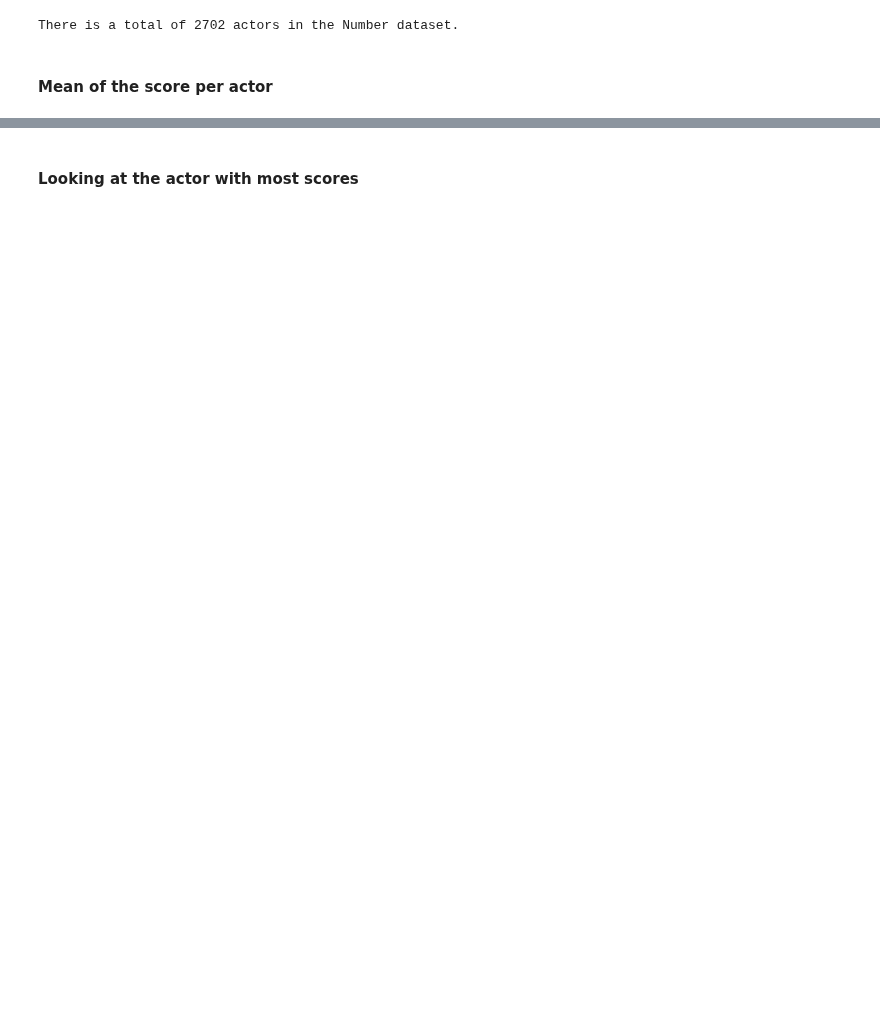
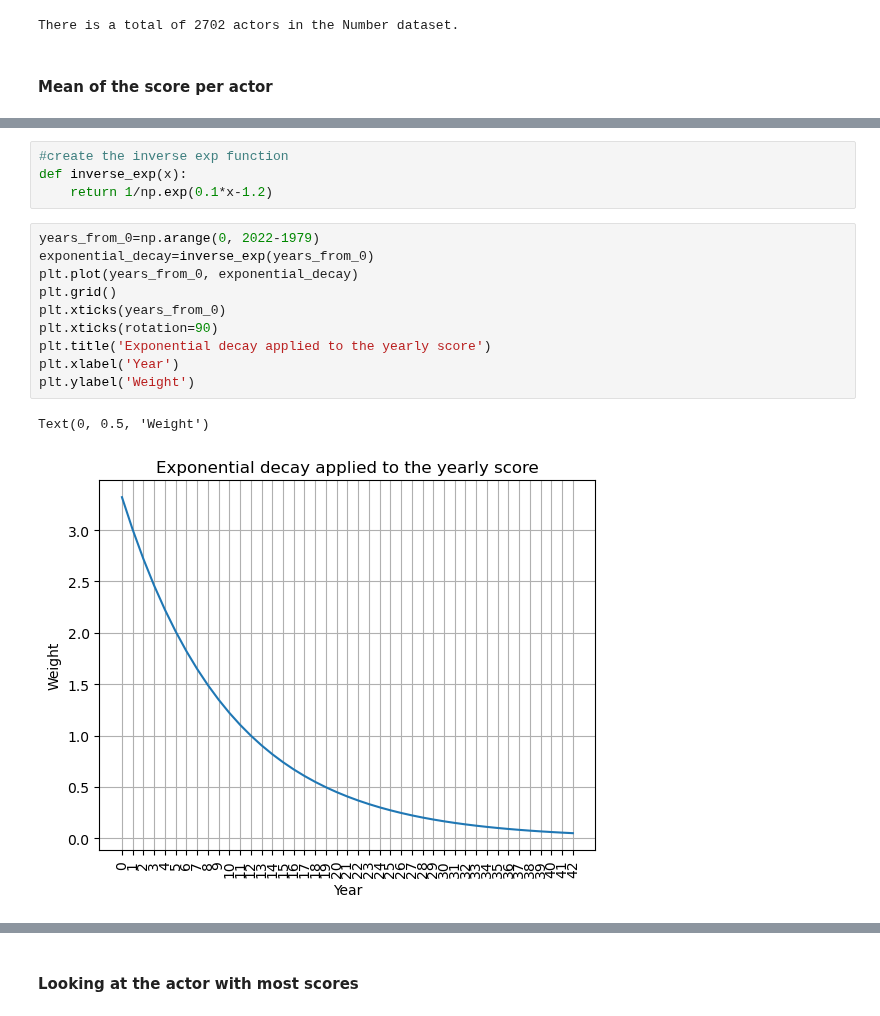
Before and after one commit to epfl-ada/ada-2022-project-dadalife, a Jupyter notebook: numbers_cleaning.ipynb, the cells around one changed output, grey strips where cells are left out. Drawn from its saved outputs; the diff is of its cells as text; blank space fills up the shorter version.

```diff
--- a/numbers_cleaning.ipynb
+++ b/numbers_cleaning.ipynb
@@ -109,0 +192,17 @@ Actors with the highest mean popularity score computed on the 42 years of the da
+# %%
+#create the inverse exp function
+def inverse_exp(x):
+    return 1/np.exp(0.1*x-1.2)
+# %%
+years_from_0=np.arange(0, 2022-1979)
+exponential_decay=inverse_exp(years_from_0)
+plt.plot(years_from_0, exponential_decay)
+plt.grid()
+plt.xticks(years_from_0)
+plt.xticks(rotation=90)
+plt.title('Exponential decay applied to the yearly score')
+plt.xlabel('Year')
+plt.ylabel('Weight')
+# %% [output]
+Text(0, 0.5, 'Weight')
+[figure, added]
```
Also changed, not shown: parts of 13 cells of this notebook, 3 other files.
